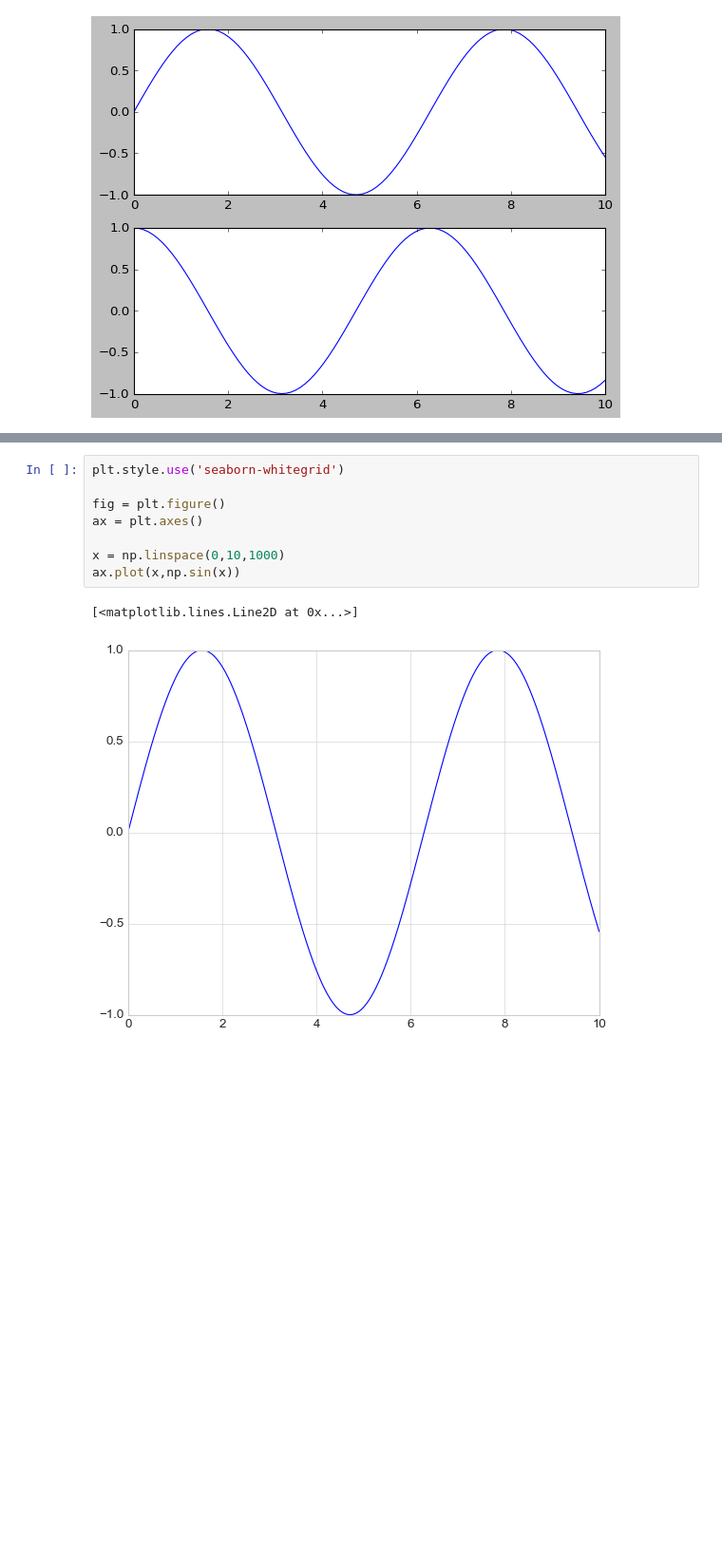
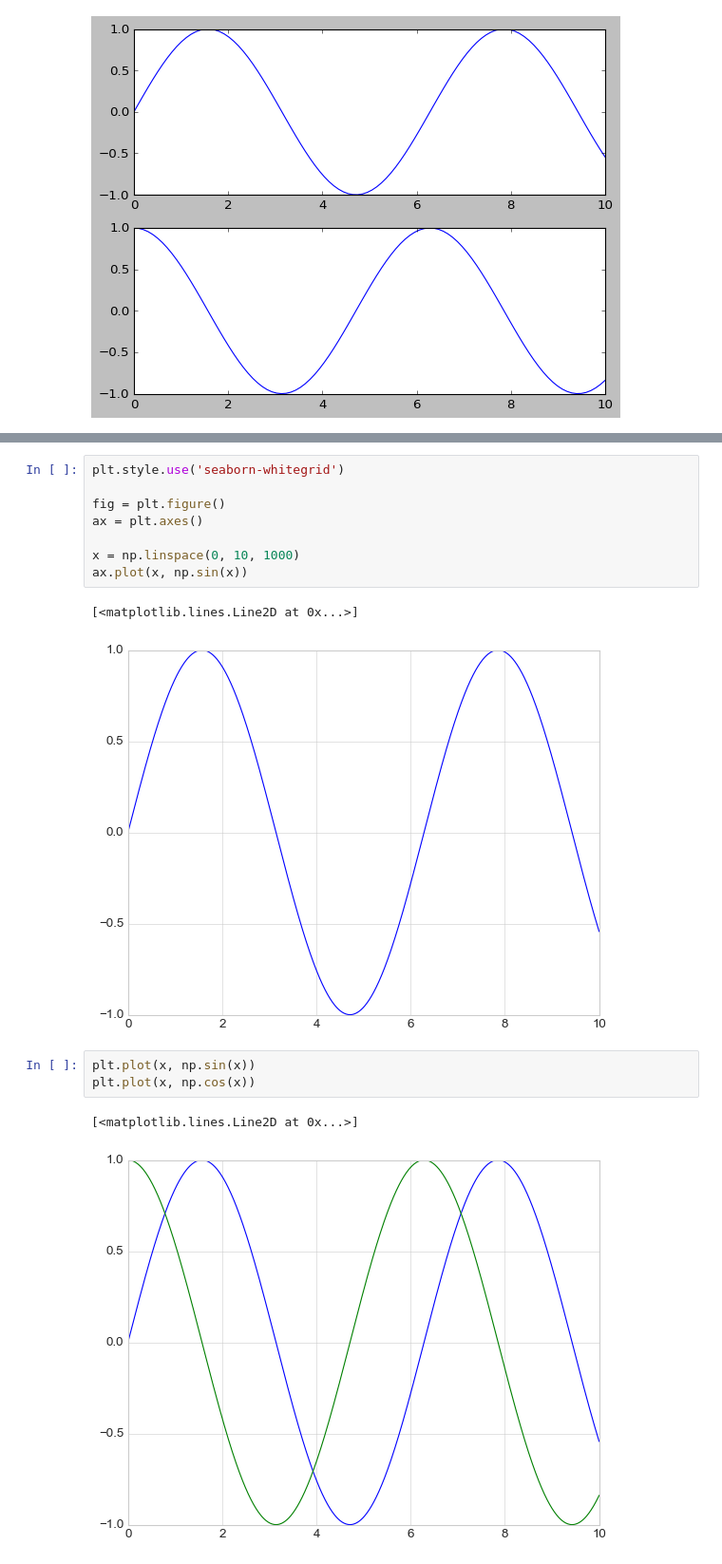
Before and after one commit to Mnoble-19/DataScienceHandBook, a Jupyter notebook: Chapter 4/Visualisations with matplotlib.ipynb, the cells around one changed output, grey strips where cells are left out. Shown: that part at 95% size. Saved outputs shown, nothing was run; the diff lists cells and outputs as text; blank space fills up the shorter version.

Commit message:
Line plots

```diff
--- a/Chapter 4/Visualisations with matplotlib.ipynb
+++ b/Chapter 4/Visualisations with matplotlib.ipynb
@@ -52,8 +57,14 @@ plt.style.use('seaborn-whitegrid')
 fig = plt.figure()
 ax = plt.axes()
 
-x = np.linspace(0,10,1000)
-ax.plot(x,np.sin(x))
+x = np.linspace(0, 10, 1000)
+ax.plot(x, np.sin(x))
 # %% [output]
 [<matplotlib.lines.Line2D at 0x...>]
 [figure]
+# %%
+plt.plot(x, np.sin(x))
+plt.plot(x, np.cos(x))
+# %% [output]
+[<matplotlib.lines.Line2D at 0x...>]
+[figure, added]
```
Also changed, not shown: parts of 6 cells of this notebook.
